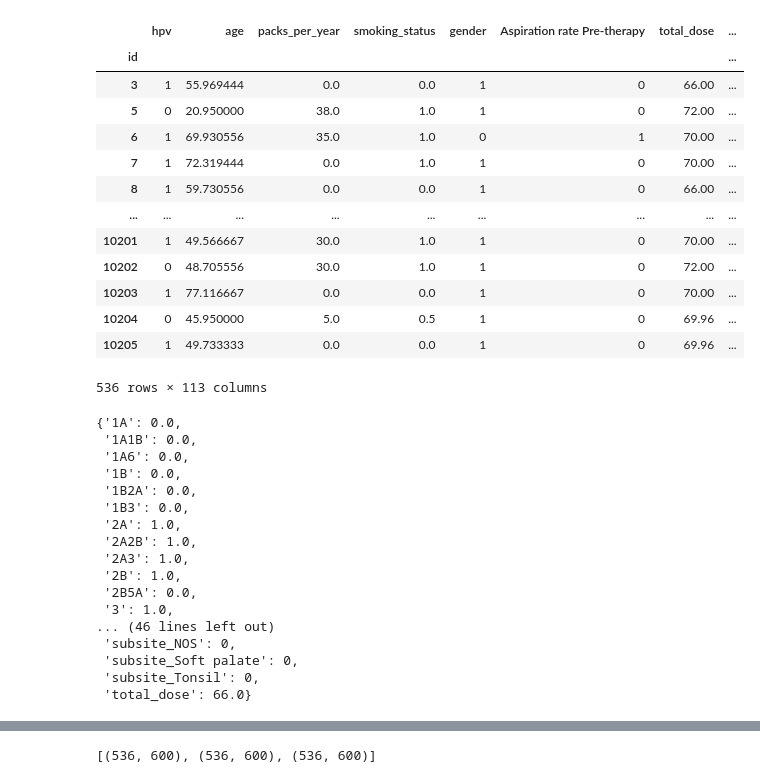
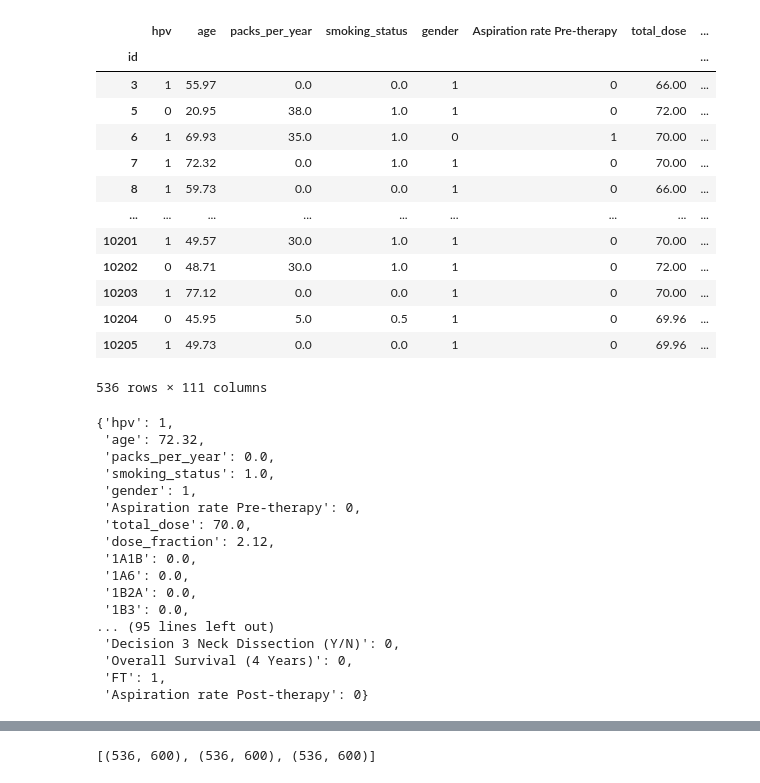
Before and after one commit to uic-evl/DigitalTwinVis, a Jupyter notebook: python/BackendTesting.ipynb, the cells around one changed output, grey strips where cells are left out. Drawn from its saved outputs; the diff is of its cells as text; code cells hidden in the pictures.

```diff
--- a/python/BackendTesting.ipynb
+++ b/python/BackendTesting.ipynb
@@ -46,42 +51,48 @@ DecisionAttentionModel(
 # %%
 data = DTDataset()
+newdf = data.processed_df.copy()
+for c in newdf.columns:
+    if newdf[c].dtype == np.float64:
+        newdf[c] = newdf[c].astype(np.float32).apply(lambda x: np.round(x,2))
+data.processed_df = newdf
 data.processed_df
 # %% [output]
 |  | hpv | age | packs_per_year | smoking_status | gender | Aspiration rate Pre-therapy | total_dose | ... |
 | id |  |  |  |  |  |  |  | ... |
-| 3 | 1 | 55.969444 | 0.0 | 0.0 | 1 | 0 | 66.00 | ... |
-| 5 | 0 | 20.950000 | 38.0 | 1.0 | 1 | 0 | 72.00 | ... |
-| 6 | 1 | 69.930556 | 35.0 | 1.0 | 0 | 1 | 70.00 | ... |
-| 7 | 1 | 72.319444 | 0.0 | 1.0 | 1 | 0 | 70.00 | ... |
-| 8 | 1 | 59.730556 | 0.0 | 0.0 | 1 | 0 | 66.00 | ... |
+| 3 | 1 | 55.97 | 0.0 | 0.0 | 1 | 0 | 66.00 | ... |
+| 5 | 0 | 20.95 | 38.0 | 1.0 | 1 | 0 | 72.00 | ... |
+| 6 | 1 | 69.93 | 35.0 | 1.0 | 0 | 1 | 70.00 | ... |
+| 7 | 1 | 72.32 | 0.0 | 1.0 | 1 | 0 | 70.00 | ... |
+| 8 | 1 | 59.73 | 0.0 | 0.0 | 1 | 0 | 66.00 | ... |
 | ... | ... | ... | ... | ... | ... | ... | ... | ... |
-| 10201 | 1 | 49.566667 | 30.0 | 1.0 | 1 | 0 | 70.00 | ... |
-| 10202 | 0 | 48.705556 | 30.0 | 1.0 | 1 | 0 | 72.00 | ... |
-| 10203 | 1 | 77.116667 | 0.0 | 0.0 | 1 | 0 | 70.00 | ... |
-| 10204 | 0 | 45.950000 | 5.0 | 0.5 | 1 | 0 | 69.96 | ... |
-| 10205 | 1 | 49.733333 | 0.0 | 0.0 | 1 | 0 | 69.96 | ... |
+| 10201 | 1 | 49.57 | 30.0 | 1.0 | 1 | 0 | 70.00 | ... |
+| 10202 | 0 | 48.71 | 30.0 | 1.0 | 1 | 0 | 72.00 | ... |
+| 10203 | 1 | 77.12 | 0.0 | 0.0 | 1 | 0 | 70.00 | ... |
+| 10204 | 0 | 45.95 | 5.0 | 0.5 | 1 | 0 | 69.96 | ... |
+| 10205 | 1 | 49.73 | 0.0 | 0.0 | 1 | 0 | 69.96 | ... |
-536 rows × 113 columns
+536 rows × 111 columns
 # %%
-
-data.get_state('baseline').iloc[0].to_dict()
+test_patient_id = 7
+test_patient = data.processed_df.loc[test_patient_id].to_dict()
+test_patient
 # %% [output]
-{'1A': 0.0,
+{'hpv': 1,
+ 'age': 72.32,
+ 'packs_per_year': 0.0,
+ 'smoking_status': 1.0,
+ 'gender': 1,
+ 'Aspiration rate Pre-therapy': 0,
+ 'total_dose': 70.0,
+ 'dose_fraction': 2.12,
  '1A1B': 0.0,
  '1A6': 0.0,
- '1B': 0.0,
  '1B2A': 0.0,
  '1B3': 0.0,
- '2A': 1.0,
- '2A2B': 1.0,
- '2A3': 1.0,
- '2B': 1.0,
- '2B5A': 0.0,
- '3': 1.0,
-... (46 lines left out)
- 'subsite_NOS': 0,
- 'subsite_Soft palate': 0,
- 'subsite_Tonsil': 0,
- 'total_dose': 66.0}
+... (95 lines left out)
+ 'Decision 3 Neck Dissection (Y/N)': 0,
+ 'Overall Survival (4 Years)': 0,
+ 'FT': 1,
+ 'Aspiration rate Post-therapy': 0}
 # %%
 def df_to_torch(df,ttype  = torch.FloatTensor):
     values = df.values.astype(float)
```
Also changed, not shown: parts of 21 cells of this notebook, 3 other files.
